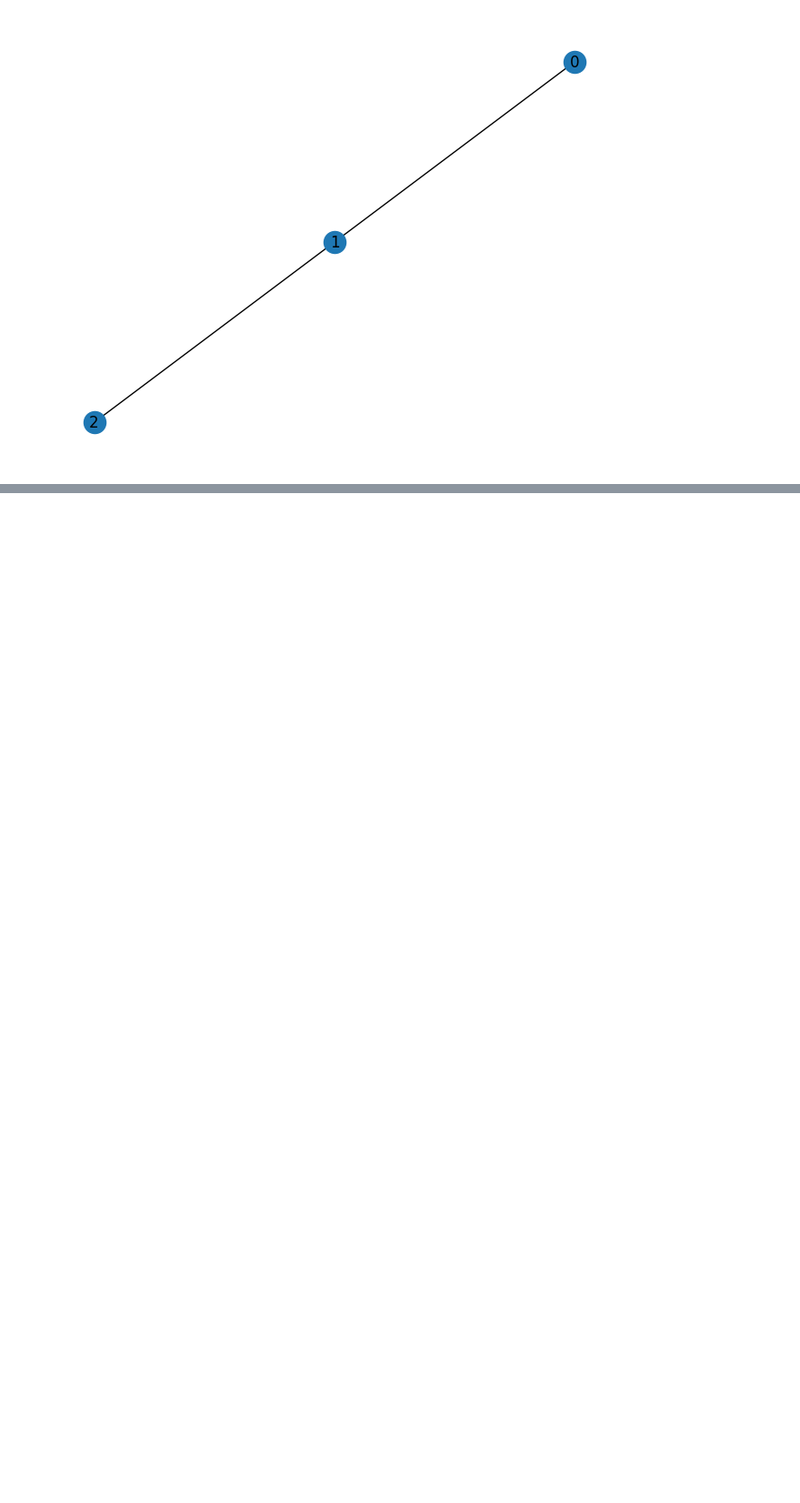
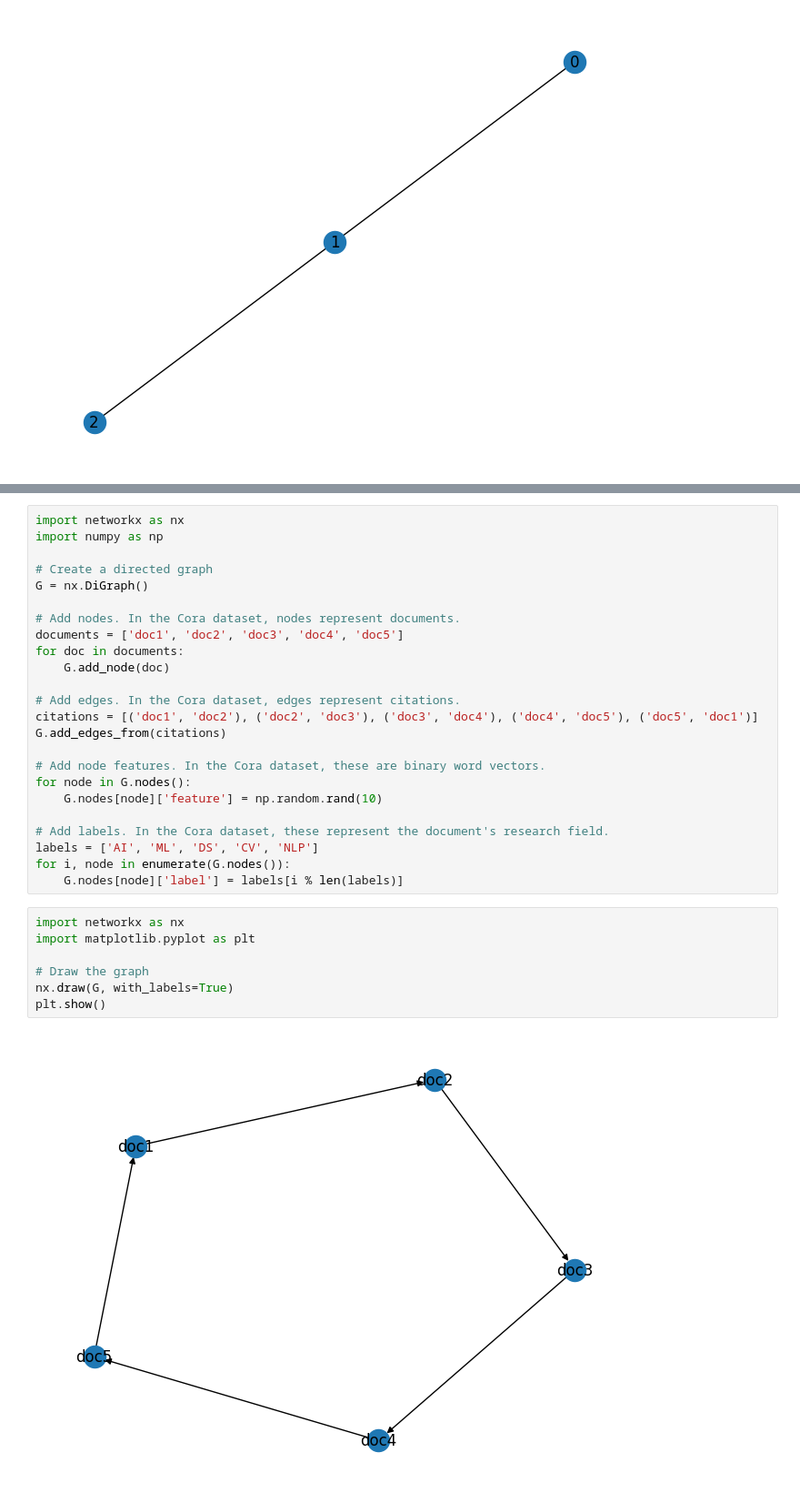
Before and after one commit to awshaffar/google_dmon, a Jupyter notebook: debug.ipynb, the cells around one changed output, grey strips where cells are left out. Shown: that part at 91% size. Saved outputs shown, nothing was run; the diff lists cells and outputs as text; blank space fills up the shorter version.

```diff
--- a/debug.ipynb
+++ b/debug.ipynb
@@ -184,0 +229,33 @@ plt.show()
+# %%
+import networkx as nx
+import numpy as np
+
+# Create a directed graph
+G = nx.DiGraph()
+
+# Add nodes. In the Cora dataset, nodes represent documents.
+documents = ['doc1', 'doc2', 'doc3', 'doc4', 'doc5']
+for doc in documents:
+    G.add_node(doc)
+
+# Add edges. In the Cora dataset, edges represent citations.
+citations = [('doc1', 'doc2'), ('doc2', 'doc3'), ('doc3', 'doc4'), ('doc4', 'doc5'), ('doc5', 'doc1')]
+G.add_edges_from(citations)
+
+# Add node features. In the Cora dataset, these are binary word vectors.
+for node in G.nodes():
+    G.nodes[node]['feature'] = np.random.rand(10)
+
+# Add labels. In the Cora dataset, these represent the document's research field.
+labels = ['AI', 'ML', 'DS', 'CV', 'NLP']
+for i, node in enumerate(G.nodes()):
+    G.nodes[node]['label'] = labels[i % len(labels)]
+# %%
+import networkx as nx
+import matplotlib.pyplot as plt
+
+# Draw the graph
+nx.draw(G, with_labels=True)
+plt.show()
+# %% [output]
+[figure, added]
```
Also changed, not shown: parts of 7 cells of this notebook, 4 other files.
